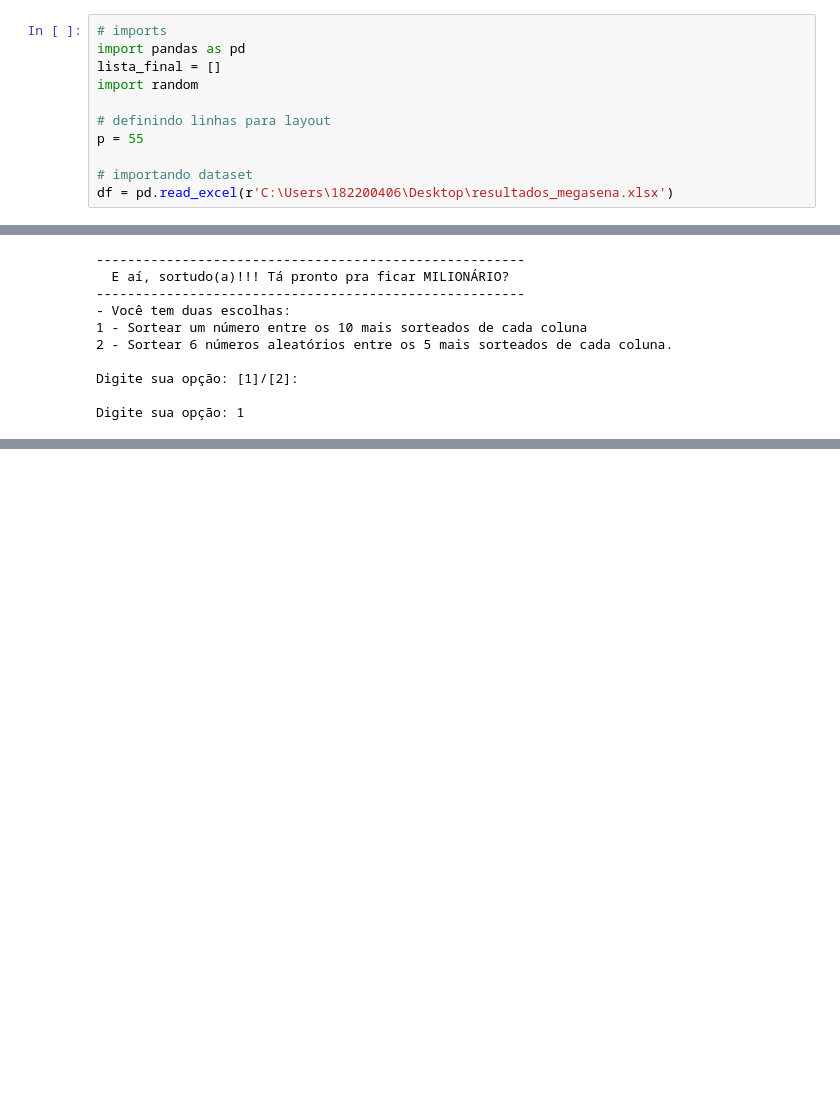
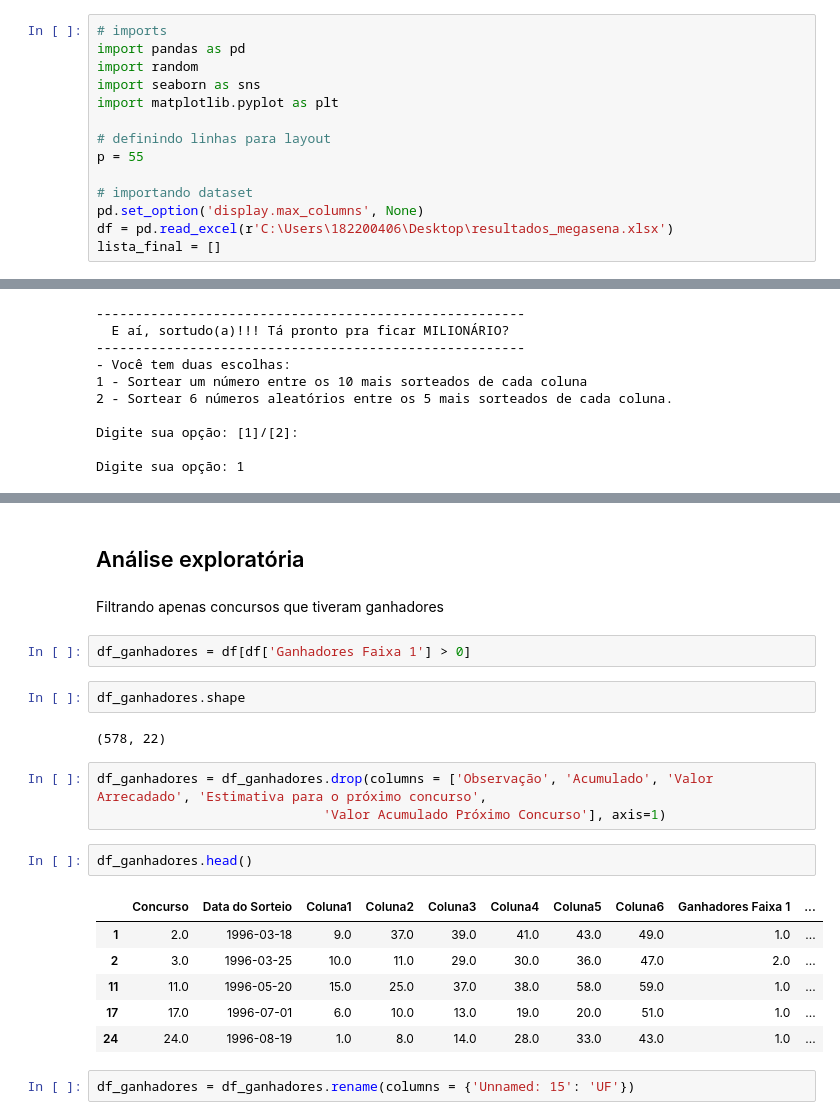
Before and after one commit to mmsaporiti/python_mega_sena, a Jupyter notebook: Mega_Sena.ipynb, the cells around one changed output, grey strips where cells are left out. Cells and saved outputs as stored; diff of their text form; blank space fills up the shorter version.

```diff
--- a/Mega_Sena.ipynb
+++ b/Mega_Sena.ipynb
@@ -3,14 +3,17 @@
 # %%
 # imports
 import pandas as pd
-lista_final = []
 import random
+import seaborn as sns
+import matplotlib.pyplot as plt
 
 # definindo linhas para layout
 p = 55
 
 # importando dataset
+pd.set_option('display.max_columns', None)
 df = pd.read_excel(r'C:\Users\182200406\Desktop\resultados_megasena.xlsx')
+lista_final = []
 # %% [markdown]
 #### Neste dataframe, os top 10 números sorteados em cada coluna (de 1 a 6)
 Aí, sorteareamos apenas um número de cada dezena.
@@ -204,0 +208,24 @@ Aqui está sua lista com os seis números da sorte: [2, 17, 29, 40, 41, 54]
+# %% [markdown]
+## Análise exploratória
+# %% [markdown]
+Filtrando apenas concursos que tiveram ganhadores
+# %%
+df_ganhadores = df[df['Ganhadores Faixa 1'] > 0]
+# %%
+df_ganhadores.shape
+# %% [output]
+(578, 22)
+# %%
+df_ganhadores = df_ganhadores.drop(columns = ['Observação', 'Acumulado', 'Valor Arrecadado', 'Estimativa para o próximo concurso',
+                             'Valor Acumulado Próximo Concurso'], axis=1)
+# %%
+df_ganhadores.head()
+# %% [output]
+|  | Concurso | Data do Sorteio | Coluna1 | Coluna2 | Coluna3 | Coluna4 | Coluna5 | Coluna6 | Ganhadores Faixa 1 | ... |
+| 1 | 2.0 | 1996-03-18 | 9.0 | 37.0 | 39.0 | 41.0 | 43.0 | 49.0 | 1.0 | ... |
+| 2 | 3.0 | 1996-03-25 | 10.0 | 11.0 | 29.0 | 30.0 | 36.0 | 47.0 | 2.0 | ... |
+| 11 | 11.0 | 1996-05-20 | 15.0 | 25.0 | 37.0 | 38.0 | 58.0 | 59.0 | 1.0 | ... |
+| 17 | 17.0 | 1996-07-01 | 6.0 | 10.0 | 13.0 | 19.0 | 20.0 | 51.0 | 1.0 | ... |
+| 24 | 24.0 | 1996-08-19 | 1.0 | 8.0 | 14.0 | 28.0 | 33.0 | 43.0 | 1.0 | ... |
+# %%
+df_ganhadores = df_ganhadores.rename(columns = {'Unnamed: 15': 'UF'})
```
Also changed, not shown: parts of 13 cells of this notebook.
